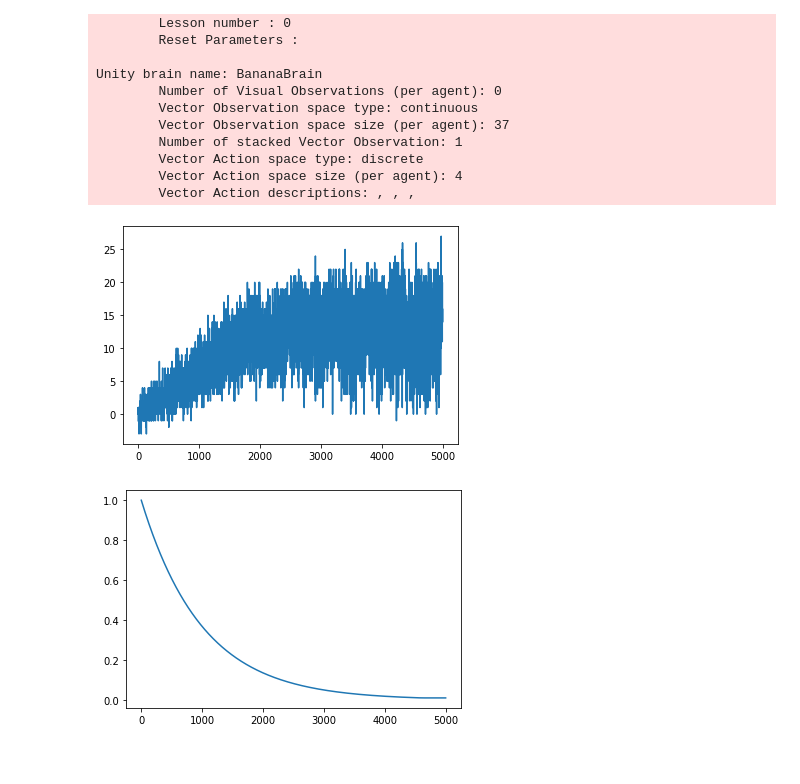
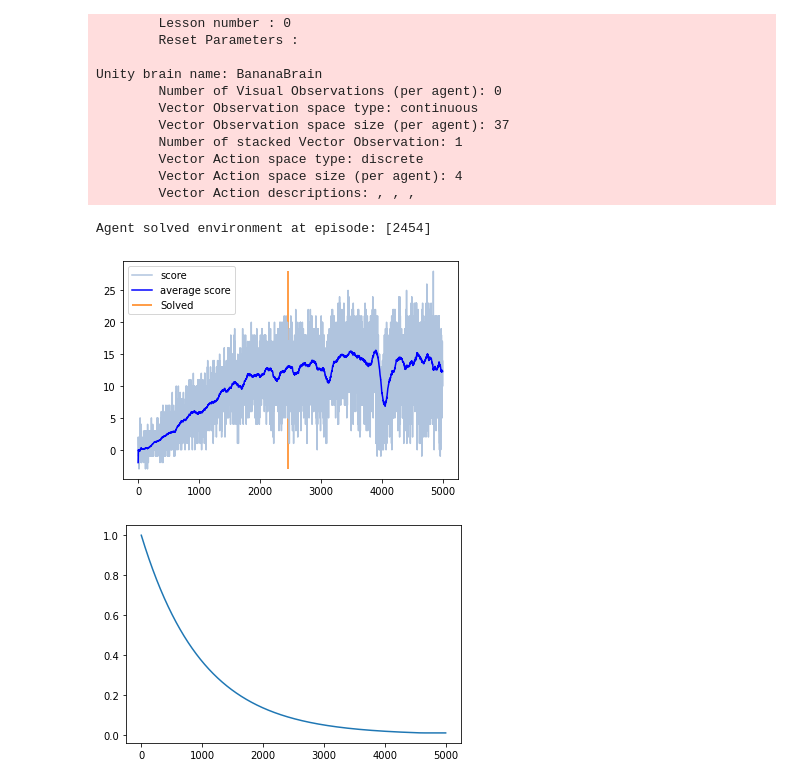
Before and after one commit to joeworsh/drl_agent_navigation, a Jupyter notebook: DQN Train 2.ipynb, the cells around one changed output. Drawn from its saved outputs; the diff is of its cells as text; code cells hidden in the pictures.

Commit message:
adding a track of when the model learns the goal

```diff
--- a/DQN Train 2.ipynb
+++ b/DQN Train 2.ipynb
@@ -55,12 +57,20 @@ params = {
 # %%
 agent = DqnAgent(37, 4, params)
 # %%
-scores, epsilons, buffer_stats = agent.train(env)
+scores, avg_scores, epsilons, buffer_stats = agent.train(env)
 # %%
-plt.plot(scores)
+plt.plot(scores, color="lightsteelblue", label="score")
+plt.plot(avg_scores, color="b", label="average score")
+goal_met = np.argwhere(np.array(avg_scores) >= 13)
+if len(goal_met) > 0:
+    goal_at = goal_met[0]
+    plt.vlines(goal_at, min(scores), max(scores), colors=["tab:orange",], label="Solved")
+    print(f"Agent solved environment at episode: {goal_at+1}")
+plt.legend()
 plt.show()
 # %% [output]
+Agent solved environment at episode: [2454]
-[figure, old version]
+[figure, new version]
 # %%
 plt.plot(epsilons)
 plt.show()
```
Also changed, not shown: parts of 2 cells of this notebook, 4 other files.
